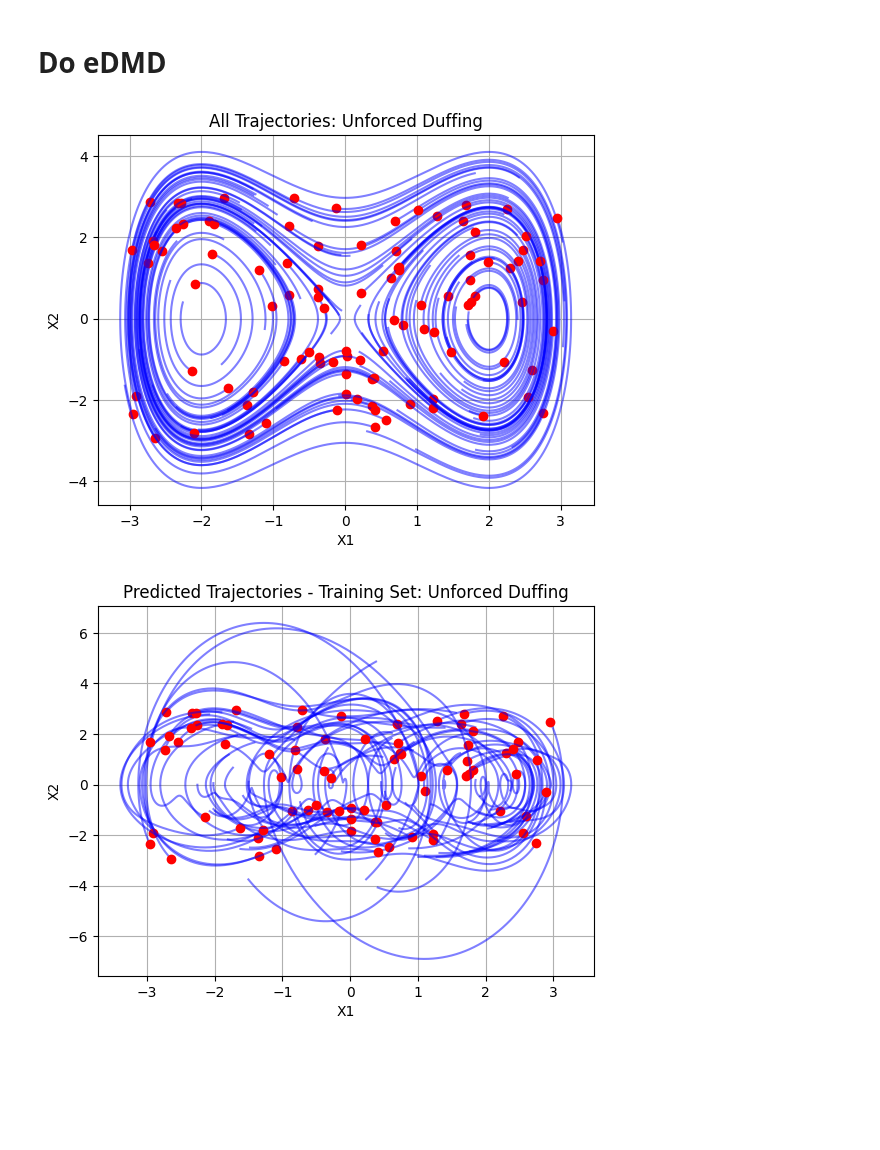
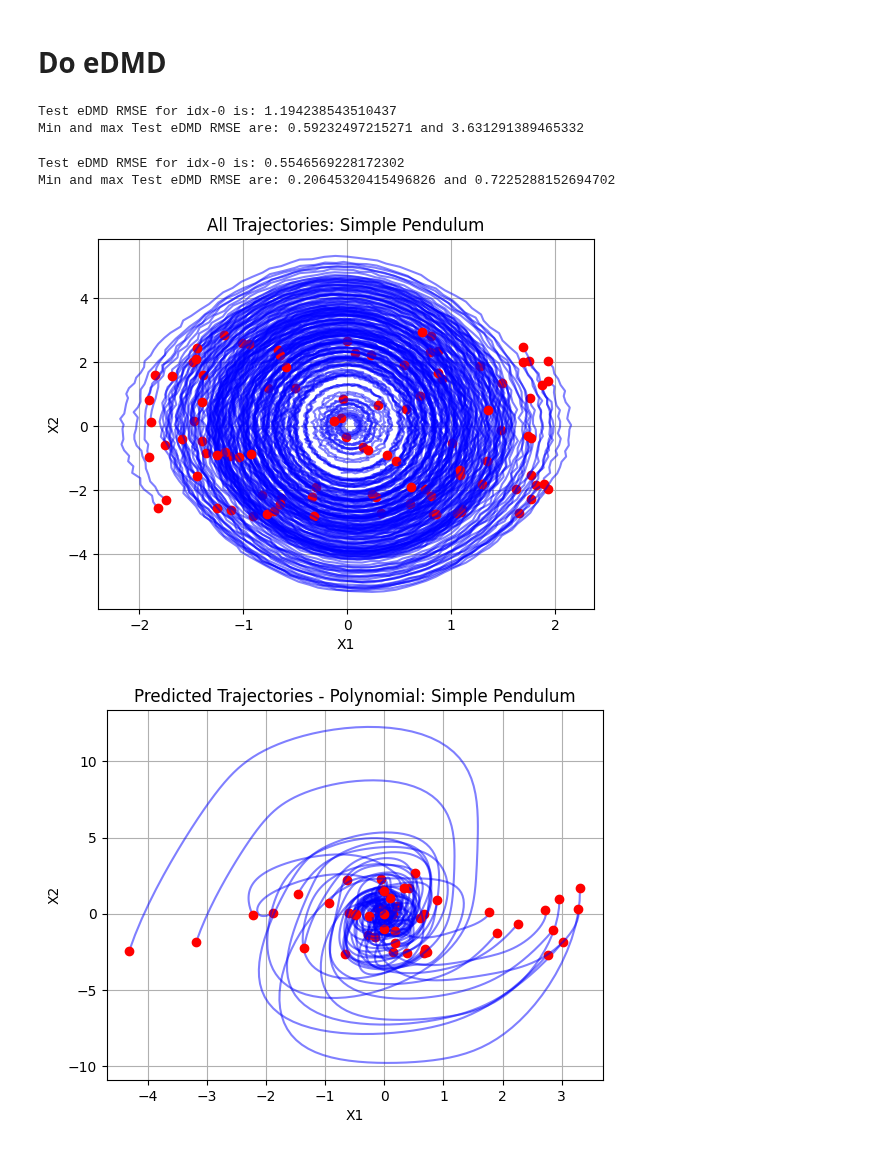
Before and after one commit to abhigyan9/KoopmanGPO, a Jupyter notebook: eDMD_Trial.ipynb, the cells around one changed output. Drawn from its saved outputs; the diff is of its cells as text; code cells hidden in the pictures; blank space fills up the shorter version.

Commit message:
Added noise addition and RMSE Printing to eDMD notebook

```diff
--- a/eDMD_Trial.ipynb
+++ b/eDMD_Trial.ipynb
@@ -371,55 +371,69 @@ def eDMD_RBF(SimData, nTrain, nTest, centers, width=None, rbf_type='gaussian', s
 # "Lotka Volterra"
 # "Piecewise Linear"
 
-system_name = 'Unforced Duffing'
+system_name = 'Simple Pendulum'
 data = torch.load(f"Data/DataAuto_{system_name}.pt", weights_only=True)
 
 SimData = data["trajectories"] # Shape: (num_trajectories, state_dim, num_steps)
 ts = data["sample_time"]
 num_trajectories = data["num_trajectories"]
 N = data["num_steps"]
-nTrain = math.floor(num_trajectories * 0.8)
+nTrain = math.floor(num_trajectories * 0.5)
 nTest = math.floor(num_trajectories * 0.2)
 # %% [markdown]
 # Do eDMD
 # %%
-A_edmd, C_edmd, XhatTrain_edPoly, XhatTest_edPoly, TrainRMSE_edPoly, TestRMSE_edPoly = eDMD_poly(SimData, nTrain, nTest, poly_deg=3)
+torch.manual_seed(1234)
+SimData += torch.rand_like(SimData) * 0.05
+A_edmd, C_edmd, XhatTrain_edPoly, XhatTest_edPoly, TrainRMSE_edPoly, TestRMSE_edPoly = eDMD_poly(SimData, nTrain, nTest, poly_deg=6)
+# %%
+print(f'Test eDMD RMSE for idx-0 is: {torch.mean(TestRMSE_edPoly[0,:])}')
+print(f'Min and max Test eDMD RMSE are: {torch.min(torch.mean(TestRMSE_edPoly,dim=1))} and {torch.max(torch.mean(TestRMSE_edPoly,dim=1))}')
+# %% [output]
+Test eDMD RMSE for idx-0 is: 1.194238543510437
+Min and max Test eDMD RMSE are: 0.59232497215271 and 3.631291389465332
 # %%
 X = torch.cat([SimData[j, :, 0:N] for j in range(nTrain)], dim=1)
-rbf_centers = get_kmeans(X, num_centers=10)
+rbf_centers = get_kmeans(X, num_centers=30)
 A_edmdrbf, C_edmdrbf, XhatTrain_edRBF, XhatTest_edRBF, TrainRMSE_edRBF, TestRMSE_edRBF = eDMD_RBF(SimData, nTrain, nTest, rbf_centers, width=0.2, rbf_type='thin_plate', state_aug=True)
+# %%
+print(f'Test eDMD RMSE for idx-0 is: {torch.mean(TestRMSE_edRBF[0,:])}')
+print(f'Min and max Test eDMD RMSE are: {torch.min(torch.mean(TestRMSE_edRBF,dim=1))} and {torch.max(torch.mean(TestRMSE_edRBF,dim=1))}')
+# %% [output]
+Test eDMD RMSE for idx-0 is: 0.5546569228172302
+Min and max Test eDMD RMSE are: 0.20645320415496826 and 0.7225288152694702
 # %%
 # Phase Diagram from all IC simulation
 for j in range(SimData.shape[0]):
     plt.plot(SimData[j,0,:], SimData[j,1,:], alpha=0.5, color='blue')
     plt.plot(SimData[j,0,0], SimData[j,1,0], 'o', color='red')
 
 plt.grid()
 plt.xlabel('X1')
 plt.ylabel('X2')
 plt.title(f'All Trajectories: {system_name}')
 plt.show()
 
 # Training Set Predicted Trajectories
 for j in range(XhatTrain_edPoly.shape[0]):
     plt.plot(XhatTrain_edPoly[j,0,:], XhatTrain_edPoly[j,1,:], alpha=0.5, color='blue')
     plt.plot(XhatTrain_edPoly[j,0,0], XhatTrain_edPoly[j,1,0], 'o', color='red')
 
 plt.grid()
 plt.xlabel('X1')
 plt.ylabel('X2')
-plt.title(f'Predicted Trajectories - Training Set: {system_name}')
+plt.title(f'Predicted Trajectories - Polynomial: {system_name}')
 plt.show()
 
 for j in range(XhatTrain_edRBF.shape[0]):
     plt.plot(XhatTrain_edRBF[j,0,:], XhatTrain_edRBF[j,1,:], alpha=0.5, color='blue')
     plt.plot(XhatTrain_edRBF[j,0,0], XhatTrain_edRBF[j,1,0], 'o', color='red')
 
 plt.grid()
 plt.xlabel('X1')
 plt.ylabel('X2')
-plt.title(f'Predicted Trajectories - Training Set: {system_name}')
+plt.title(f'Predicted Trajectories - kMeans-RBF: {system_name}')
 plt.show()
 # %% [output]
-[figure, old version]
+[figure, new version]
-[figure, old version]
+[figure, new version]
```
Also changed, not shown: parts of 1 cell of this notebook, 1 other file.
